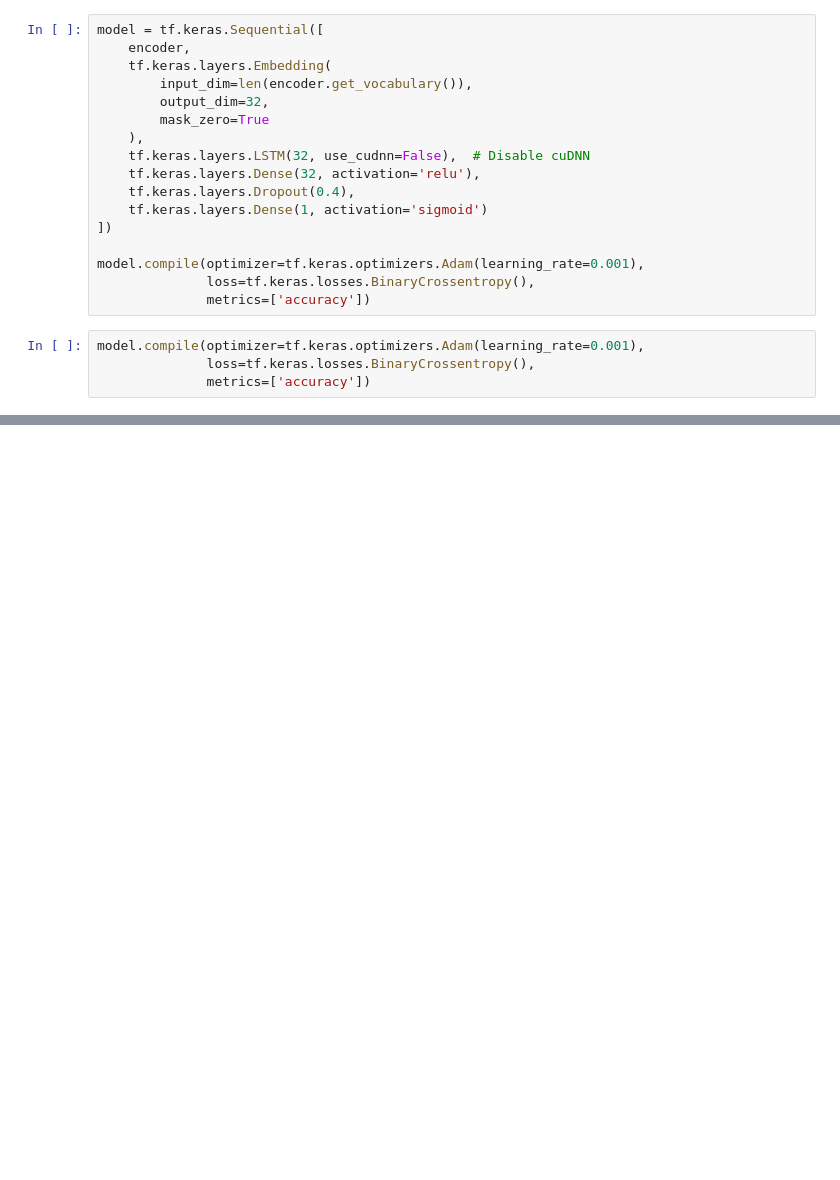
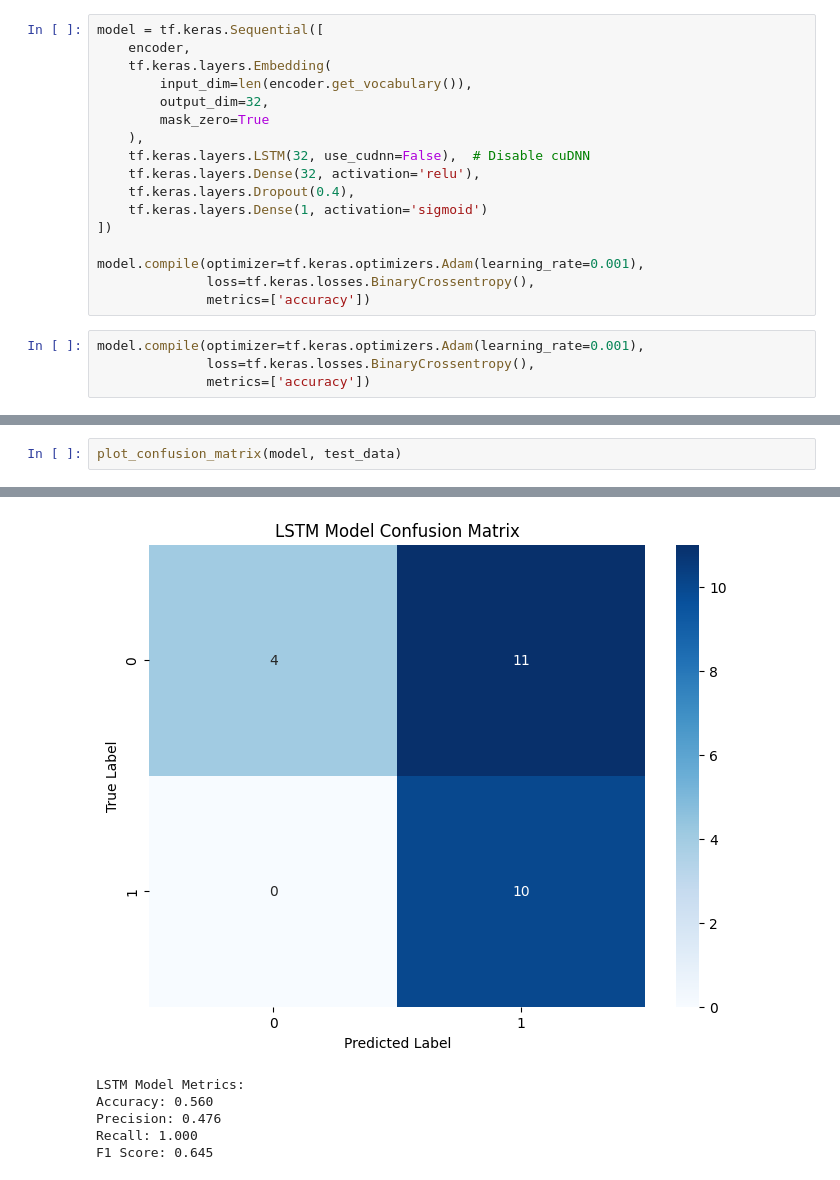
Before and after one commit to NilsLeo/Commercial-Brand-Differentiating-Message-Analysis, a Jupyter notebook: Neues_Projekt/BDM_Detection.ipynb, the cells around one changed output, grey strips where cells are left out. Saved outputs shown, nothing was run; the diff lists cells and outputs as text; blank space fills up the shorter version.

```diff
--- a/Neues_Projekt/BDM_Detection.ipynb
+++ b/Neues_Projekt/BDM_Detection.ipynb
@@ -1101,0 +1200,3 @@ model.evaluate(test_data)
+# %%
+plot_confusion_matrix(model, test_data)
+# %% [output]
@@ -1101,0 +1204,6 @@ model.evaluate(test_data)
+[figure, added]
+LSTM Model Metrics:
+Accuracy: 0.560
+Precision: 0.476
+Recall: 1.000
+F1 Score: 0.645
```
Also changed, not shown: parts of 22 cells of this notebook.
